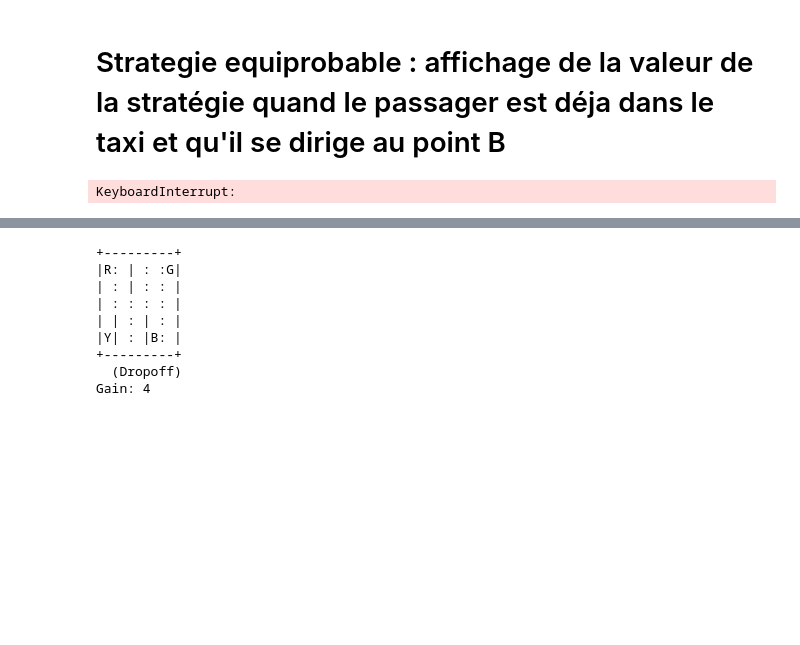
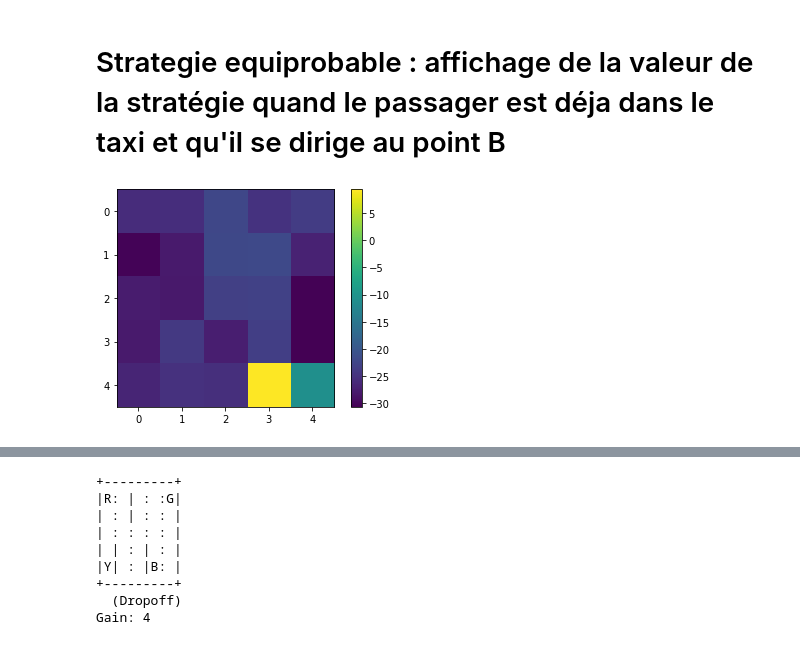
Before and after one commit to suoqingqiu2011/Q_learning-Sarsa-Reinforcement-Learning-, a Jupyter notebook: RL.ipynb, the cells around one changed output, grey strips where cells are left out. Cells and saved outputs as stored; diff of their text form; code cells hidden in the pictures; blank space fills up the shorter version.

```diff
--- a/RL.ipynb
+++ b/RL.ipynb
@@ -56,15 +56,15 @@ def plot_V_S(V):
     plt.colorbar(heatmap)
     plt.show()
 # %%
-strategie = [[1./n_actions] * n_actions] * n_states
+strategie = [[1/n_actions] * n_actions] * n_states
 #V = TD_0(strategie, 0.5, 0.9, True)
 V = None
 for i in range(100):
     clear_output(wait=True)
     V = TD_0(strategie, 0.5, 0.9, 10, V)
     plot_V_S(V)
 # %% [output]
-KeyboardInterrupt:
+[figure, added]
 # %%
 def epsilon_greedy(Q, epsilon, n_actions, S):
     A = np.ones(n_actions, dtype=float) * epsilon / n_actions
```
Also changed, not shown: parts of 2 cells of this notebook.
